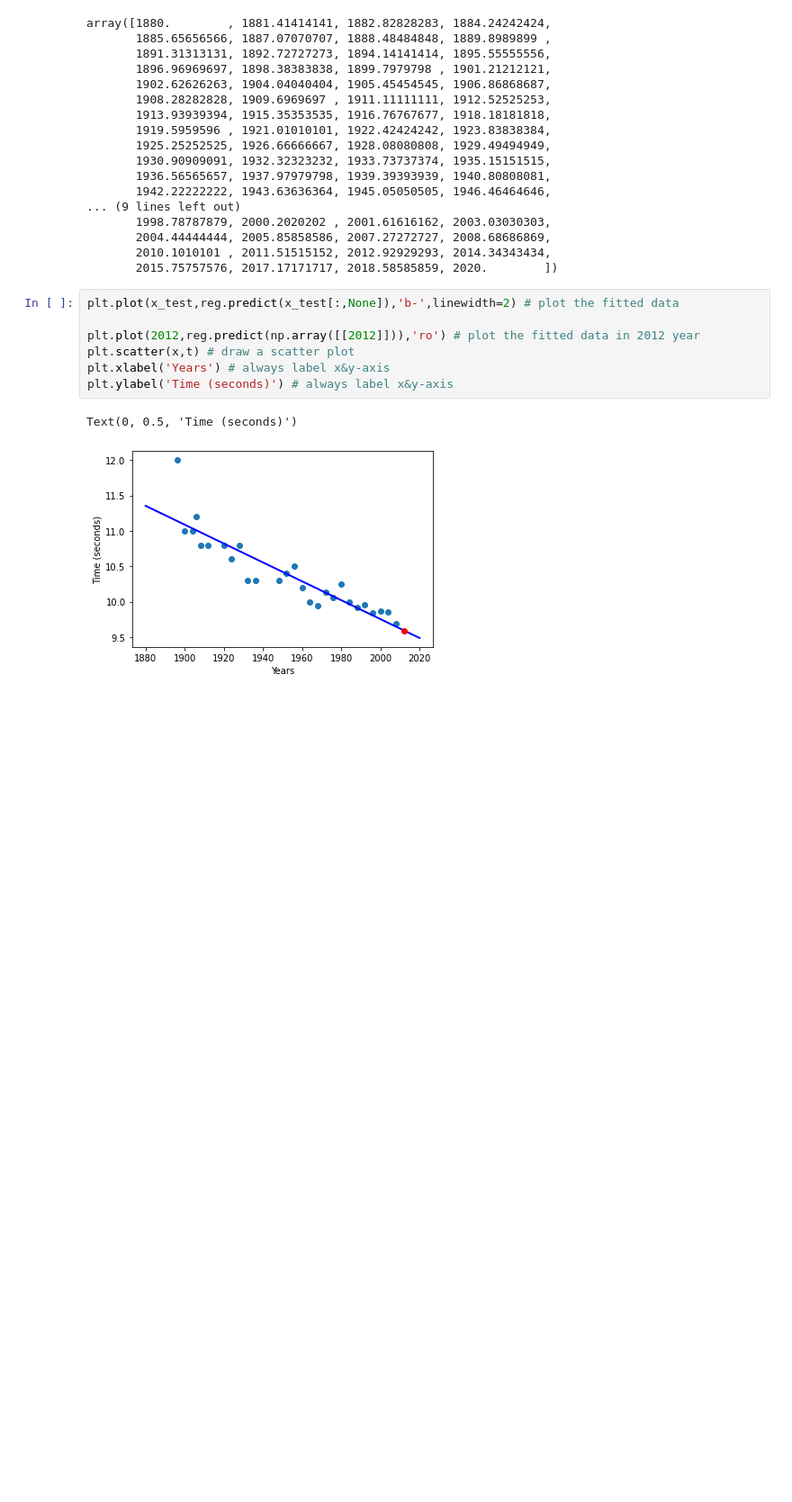
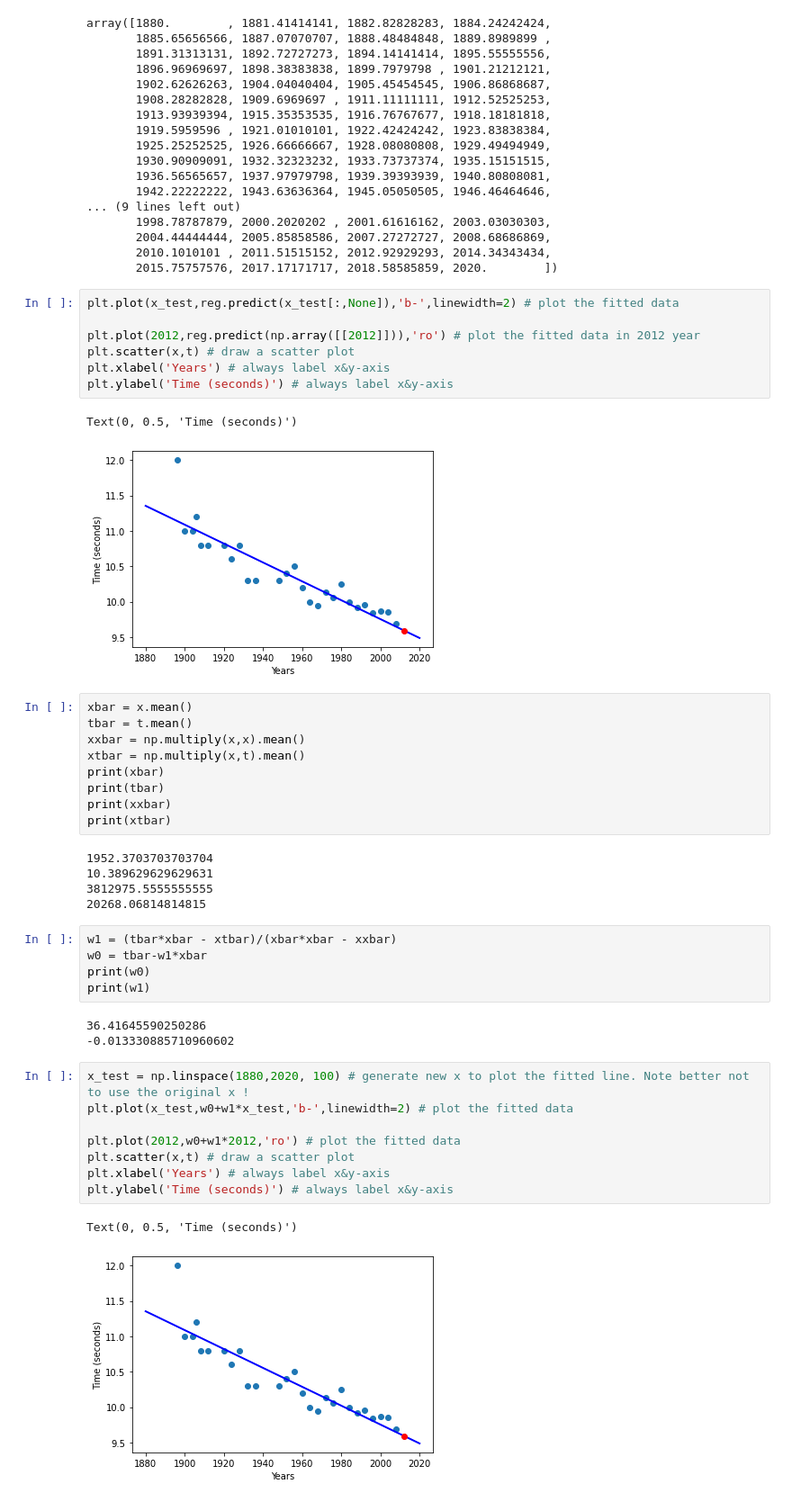
Before and after one commit to kurokawa5/ML4DS, a Jupyter notebook: 01_simple_linear_regression/01_simple_linear_regression.ipynb, the cells around one changed output. Shown at 90% size. Drawn from its saved outputs; the diff is of its cells as text; blank space fills up the shorter version.

```diff
--- a/01_simple_linear_regression/01_simple_linear_regression.ipynb
+++ b/01_simple_linear_regression/01_simple_linear_regression.ipynb
@@ -91,3 +91,36 @@ plt.ylabel('Time (seconds)') # always label x&y-axis
 # %% [output]
 Text(0, 0.5, 'Time (seconds)')
 [figure]
+# %%
+xbar = x.mean()
+tbar = t.mean()
+xxbar = np.multiply(x,x).mean()
+xtbar = np.multiply(x,t).mean()
+print(xbar)
+print(tbar)
+print(xxbar)
+print(xtbar)
+# %% [output]
+1952.3703703703704
+10.389629629629631
+3812975.5555555555
+20268.06814814815
+# %%
+w1 = (tbar*xbar - xtbar)/(xbar*xbar - xxbar)
+w0 = tbar-w1*xbar
+print(w0)
+print(w1)
+# %% [output]
+36.41645590250286
+-0.013330885710960602
+# %%
+x_test = np.linspace(1880,2020, 100) # generate new x to plot the fitted line. Note better not to use the original x !
+plt.plot(x_test,w0+w1*x_test,'b-',linewidth=2) # plot the fitted data
+
+plt.plot(2012,w0+w1*2012,'ro') # plot the fitted data
+plt.scatter(x,t) # draw a scatter plot
+plt.xlabel('Years') # always label x&y-axis
+plt.ylabel('Time (seconds)') # always label x&y-axis
+# %% [output]
+Text(0, 0.5, 'Time (seconds)')
+[figure, added]
```
Also changed, not shown: parts of 1 cell of this notebook.
